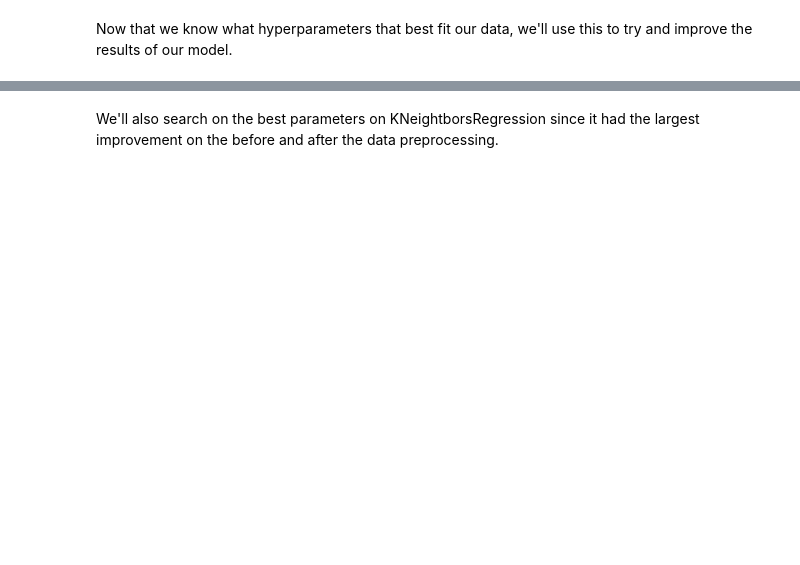
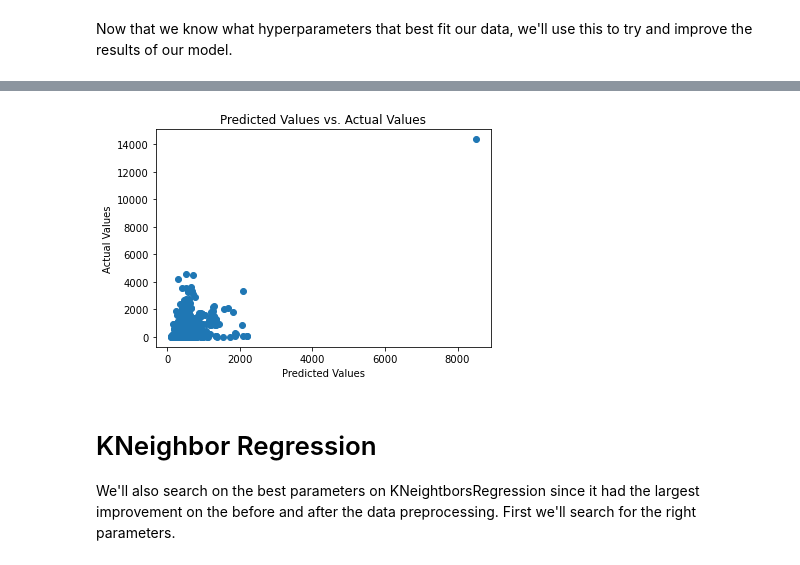
Before and after one commit to SebastianRosenquist/BigDataEksamen, a Jupyter notebook: exam_project_cleaned.ipynb, the cells around one changed output, grey strips where cells are left out. Saved outputs shown, nothing was run; the diff lists cells and outputs as text; code cells hidden in the pictures; blank space fills up the shorter version.

```diff
--- a/exam_project_cleaned.ipynb
+++ b/exam_project_cleaned.ipynb
@@ -313,0 +361,23 @@ print('Best hyperparameters:', search.best_params_)
+# %%
+from sklearn.ensemble import RandomForestRegressor
+from sklearn.model_selection import RandomizedSearchCV
+
+# Create a Random Forest Regressor model
+model = RandomForestRegressor()
+
+# Define the hyperparameter distribution
+param_distributions = {
+    'n_estimators': [10, 50, 100, 200],
+    'max_depth': [None, 10, 20, 30],
+    'min_samples_split': [2, 5, 10],
+    'min_samples_leaf': [1, 2, 4]
+}
+
+# Create a random search object
+random_search = RandomizedSearchCV(estimator=model, param_distributions=param_distributions, n_iter=10, cv=5, n_jobs=-1, random_state=42, verbose=2)
+
+# Fit the random search to the training data
+random_search.fit(X_train, y_train)
+
+# Print the best hyperparameters
+print(random_search.best_params_)
@@ -331,5 +407,21 @@ print("Test score: {:.5f}".format(model.score(X_test, y_test)))
+# %%
+import matplotlib.pyplot as plt
+
+# Make predictions on the test data
+predictions = model.predict(X_test)
+
+# Plot the predicted values versus the actual values
+plt.scatter(predictions, y_test)
+plt.xlabel('Predicted Values')
+plt.ylabel('Actual Values')
+plt.title('Predicted Values vs. Actual Values')
+plt.show()
+# %% [output]
+[figure, added]
 # %% [markdown]
-We'll also search on the best parameters on KNeightborsRegression since it had the largest improvement on the before and after the data preprocessing.
+<h1>KNeighbor Regression</h1>
+
+We'll also search on the best parameters on KNeightborsRegression since it had the largest improvement on the before and after the data preprocessing. First we'll search for the right parameters.
 # %%
 from sklearn.neighbors import KNeighborsRegressor
 from sklearn.model_selection import GridSearchCV
```
Also changed, not shown: parts of 42 cells of this notebook.
